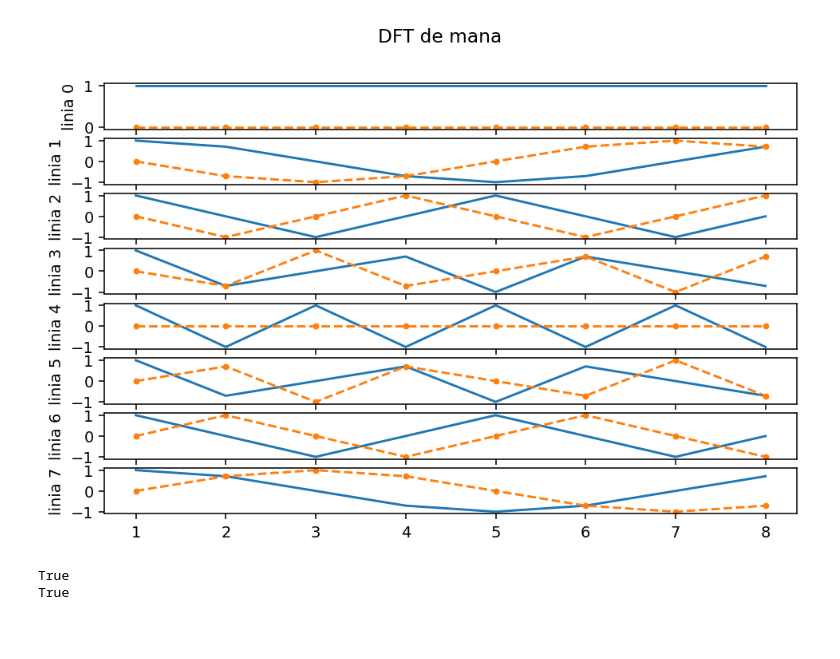
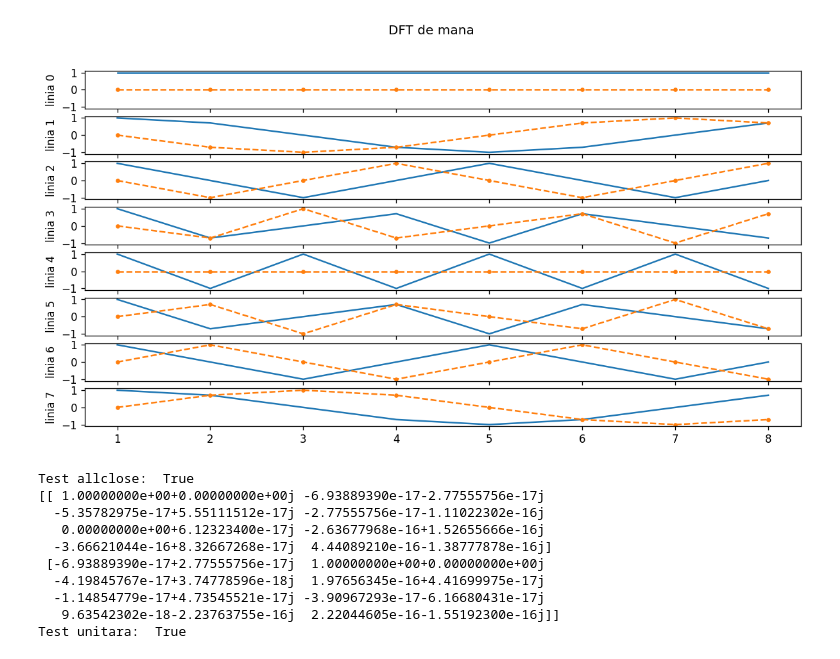
Before and after one commit to lmihaig/facultate, a Jupyter notebook: An4/Sem1/ProcSemn/lab/lab03/lab3.ipynb, the cells around one changed output. Cells and saved outputs as stored; diff of their text form; code cells hidden in the pictures; blank space fills up the shorter version.

```diff
--- a/An4/Sem1/ProcSemn/lab/lab03/lab3.ipynb
+++ b/An4/Sem1/ProcSemn/lab/lab03/lab3.ipynb
@@ -2,32 +2,31 @@
 import scipy.io.wavfile, scipy.signal, sounddevice
 import matplotlib.pyplot as plt
 import numpy as np
-import itertools
+from matplotlib.colors import Normalize
+from matplotlib import cm
+from matplotlib.ticker import ScalarFormatter
 
-plt.rcParams["figure.figsize"] = [8, 5]
-plt.rcParams["figure.dpi"] = 140
+plt.rcParams["figure.dpi"] = 120
 # %%
-#1
+# 1
 N = 8
 F = np.zeros((N, N), dtype=np.complex_)
-for i in range(N):
+for index in range(N):
     for j in range(N):
-        F[i][j] = np.power(np.e, 2*np.pi*-1j*i*j/N)
+        F[index][j] = np.power(np.e, -2 * np.pi * 1j * index * j / N)
         # omega = np.exp( - 2 * np.pi * 1J / N )
         # F[i][j] = np.power( omega, i * j ) / N
-F
 
-fig, axs = plt.subplots(N)
+fig, axs = plt.subplots(N, figsize=(12, 6), sharex=True, sharey=True)
 fig.suptitle("DFT de mana")
 
-for i in range(N):
-    axs[i].plot([j+1 for j in range(8)], F[i].real)
-    axs[i].plot([j+1 for j in range(8)], F[i].imag, ".--")
-    axs[i].set_ylabel(f"linia {i}")
+for index in range(N):
+    axs[index].plot([j + 1 for j in range(8)], F[index].real)
+    axs[index].plot([j + 1 for j in range(8)], F[index].imag, ".--")
+    axs[index].set_ylabel(f"linia {index}")
 # %% [output]
-[figure, old version]
+[figure, new version]
 # %%
-
 dftmtx = scipy.linalg.dft(N)
 # fig, axs = plt.subplots(N)
 # fig.suptitle("DFT verificare")
@@ -37,11 +36,26 @@ dftmtx = scipy.linalg.dft(N)
 #     axs[i].plot([j+1 for j in range(8)], dftmtx[i].imag, ".--")
 #     axs[i].set_ylabel(f"linia {i}")
 
-print(np.allclose(F, dftmtx))
+
+print("Test allclose: ", np.allclose(F, dftmtx))
+
+
 def is_unitary(m):
-    res =  np.allclose(np.eye(len(m)), m.dot(m.T.conj())/len(m))
+    Hmat = m.dot(m.T.conj()) / len(m)
+    res = np.allclose(np.eye(len(m)), Hmat)
+    print(Hmat[0:2][0:2])
     return res
-print(is_unitary(F))
+
+
+print("Test unitara: ", is_unitary(F))
 # %% [output]
-True
-True
+Test allclose:  True
+[[ 1.00000000e+00+0.00000000e+00j -6.93889390e-17-2.77555756e-17j
+  -5.35782975e-17+5.55111512e-17j -2.77555756e-17-1.11022302e-16j
+   0.00000000e+00+6.12323400e-17j -2.63677968e-16+1.52655666e-16j
+  -3.66621044e-16+8.32667268e-17j  4.44089210e-16-1.38777878e-16j]
+ [-6.93889390e-17+2.77555756e-17j  1.00000000e+00+0.00000000e+00j
+  -4.19845767e-17+3.74778596e-18j  1.97656345e-16+4.41699975e-17j
+  -1.14854779e-17+4.73545521e-17j -3.90967293e-17-6.16680431e-17j
+   9.63542302e-18-2.23763755e-16j  2.22044605e-16-1.55192300e-16j]]
+Test unitara:  True
```
Also changed, not shown: parts of 3 cells of this notebook.
